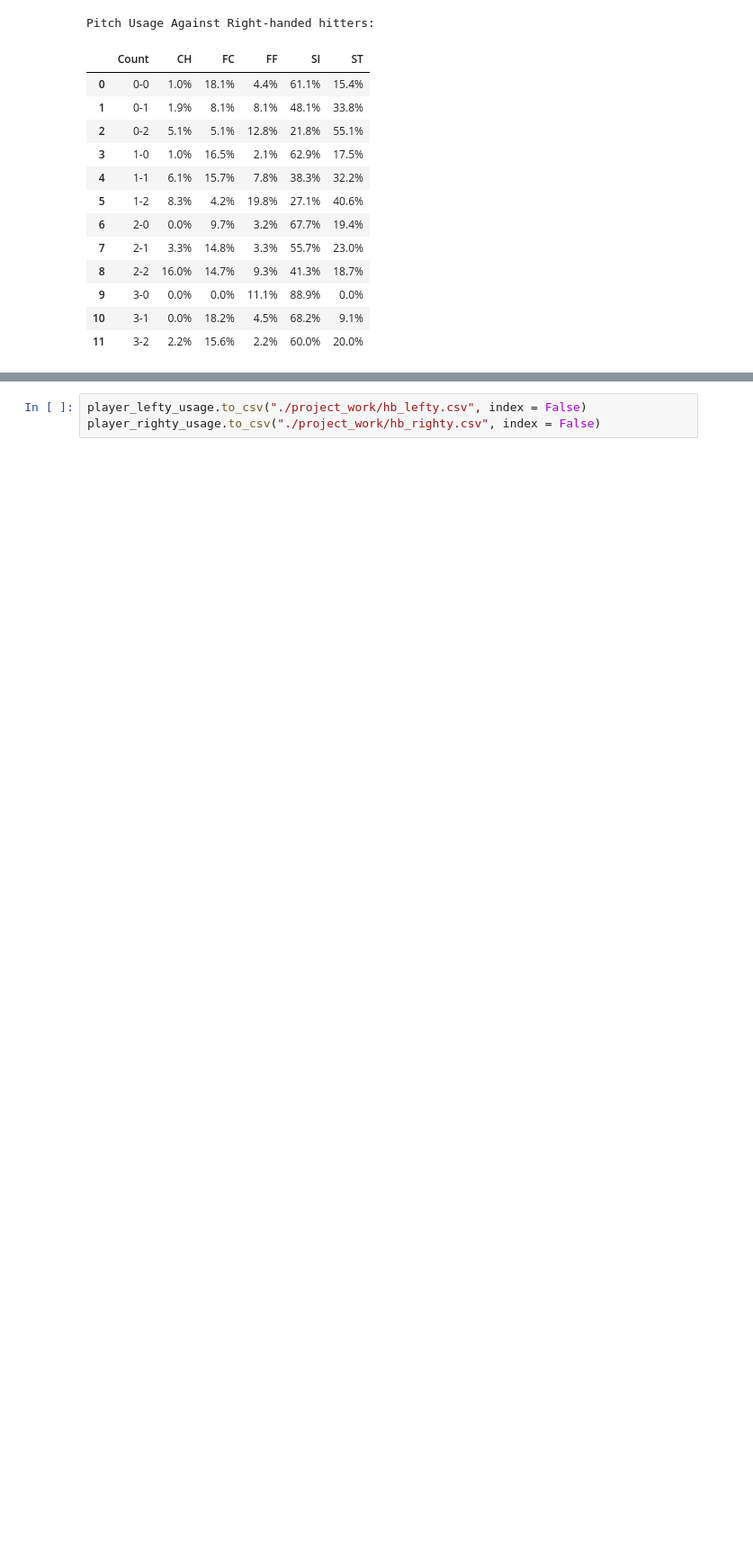
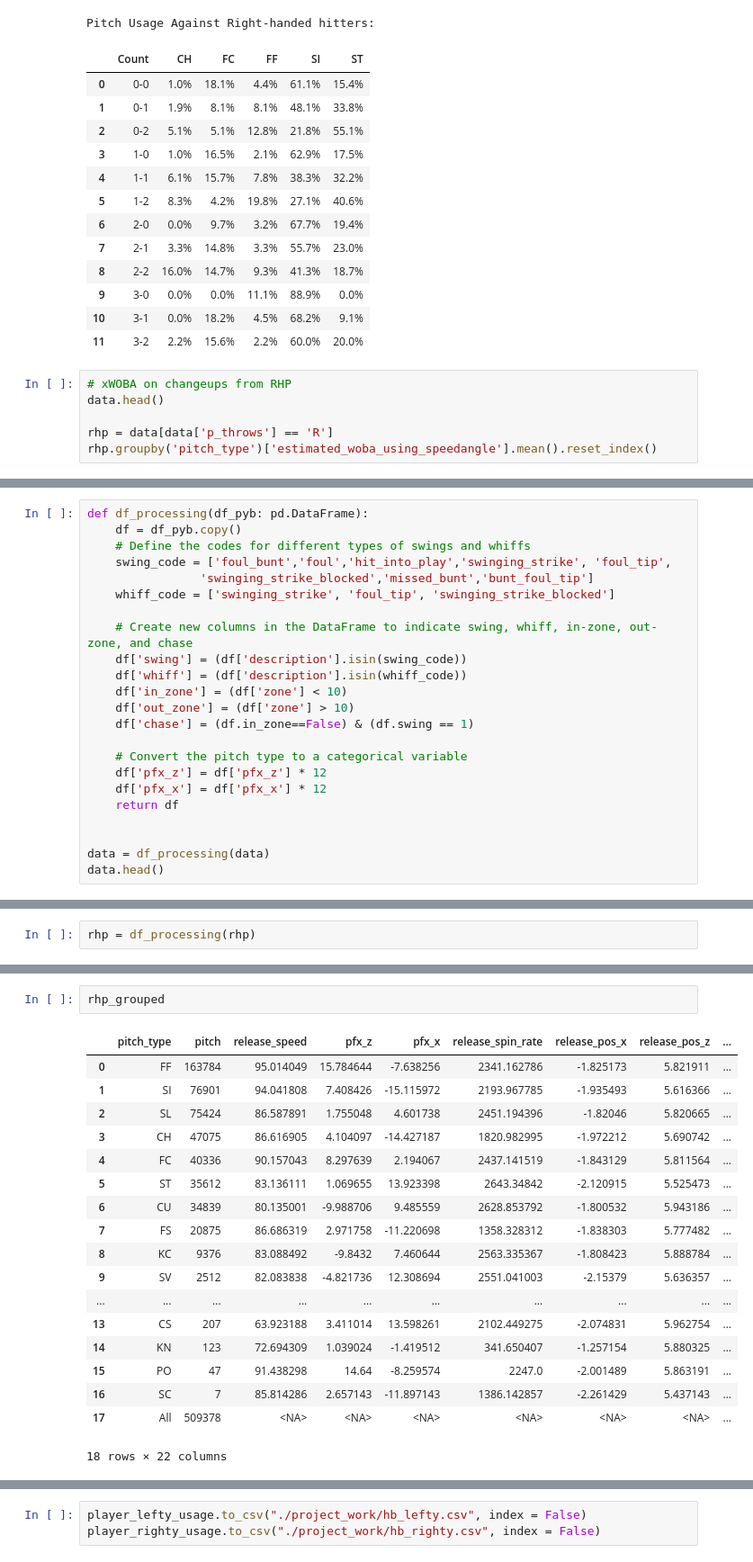
Before and after one commit to brianhockett/mlb-scouting-report, a Jupyter notebook: testing-notebook.ipynb, the cells around one changed output, grey strips where cells are left out. Shown at 90% size. Drawn from its saved outputs; the diff is of its cells as text; blank space fills up the shorter version.

Commit message:
Adding whiff, other metrics

```diff
--- a/testing-notebook.ipynb
+++ b/testing-notebook.ipynb
@@ -153,3 +154,9 @@ Pitch Usage Against Right-handed hitters:
 | 9 | 3-0 | 0.0% | 0.0% | 11.1% | 88.9% | 0.0% |
 | 10 | 3-1 | 0.0% | 18.2% | 4.5% | 68.2% | 9.1% |
 | 11 | 3-2 | 2.2% | 15.6% | 2.2% | 60.0% | 20.0% |
+# %%
+# xWOBA on changeups from RHP
+data.head()
+
+rhp = data[data['p_throws'] == 'R']
+rhp.groupby('pitch_type')['estimated_woba_using_speedangle'].mean().reset_index()
@@ -155,0 +182,23 @@ Pitch Usage Against Right-handed hitters:
+# %%
+def df_processing(df_pyb: pd.DataFrame):
+    df = df_pyb.copy()
+    # Define the codes for different types of swings and whiffs
+    swing_code = ['foul_bunt','foul','hit_into_play','swinging_strike', 'foul_tip',
+                'swinging_strike_blocked','missed_bunt','bunt_foul_tip']
+    whiff_code = ['swinging_strike', 'foul_tip', 'swinging_strike_blocked']
+
+    # Create new columns in the DataFrame to indicate swing, whiff, in-zone, out-zone, and chase
+    df['swing'] = (df['description'].isin(swing_code))
+    df['whiff'] = (df['description'].isin(whiff_code))
+    df['in_zone'] = (df['zone'] < 10)
+    df['out_zone'] = (df['zone'] > 10)
+    df['chase'] = (df.in_zone==False) & (df.swing == 1)
+
+    # Convert the pitch type to a categorical variable
+    df['pfx_z'] = df['pfx_z'] * 12
+    df['pfx_x'] = df['pfx_x'] * 12
+    return df
+
+
+data = df_processing(data)
+data.head()
@@ -155,0 +213,2 @@ Pitch Usage Against Right-handed hitters:
+# %%
+rhp = df_processing(rhp)
@@ -155,0 +287,21 @@ Pitch Usage Against Right-handed hitters:
+# %%
+rhp_grouped
+# %% [output]
+|  | pitch_type | pitch | release_speed | pfx_z | pfx_x | release_spin_rate | release_pos_x | release_pos_z | ... |
+| 0 | FF | 163784 | 95.014049 | 15.784644 | -7.638256 | 2341.162786 | -1.825173 | 5.821911 | ... |
+| 1 | SI | 76901 | 94.041808 | 7.408426 | -15.115972 | 2193.967785 | -1.935493 | 5.616366 | ... |
+| 2 | SL | 75424 | 86.587891 | 1.755048 | 4.601738 | 2451.194396 | -1.82046 | 5.820665 | ... |
+| 3 | CH | 47075 | 86.616905 | 4.104097 | -14.427187 | 1820.982995 | -1.972212 | 5.690742 | ... |
+| 4 | FC | 40336 | 90.157043 | 8.297639 | 2.194067 | 2437.141519 | -1.843129 | 5.811564 | ... |
+| 5 | ST | 35612 | 83.136111 | 1.069655 | 13.923398 | 2643.34842 | -2.120915 | 5.525473 | ... |
+| 6 | CU | 34839 | 80.135001 | -9.988706 | 9.485559 | 2628.853792 | -1.800532 | 5.943186 | ... |
+| 7 | FS | 20875 | 86.686319 | 2.971758 | -11.220698 | 1358.328312 | -1.838303 | 5.777482 | ... |
+| 8 | KC | 9376 | 83.088492 | -9.8432 | 7.460644 | 2563.335367 | -1.808423 | 5.888784 | ... |
+| 9 | SV | 2512 | 82.083838 | -4.821736 | 12.308694 | 2551.041003 | -2.15379 | 5.636357 | ... |
+| ... | ... | ... | ... | ... | ... | ... | ... | ... | ... |
+| 13 | CS | 207 | 63.923188 | 3.411014 | 13.598261 | 2102.449275 | -2.074831 | 5.962754 | ... |
+| 14 | KN | 123 | 72.694309 | 1.039024 | -1.419512 | 341.650407 | -1.257154 | 5.880325 | ... |
+| 15 | PO | 47 | 91.438298 | 14.64 | -8.259574 | 2247.0 | -2.001489 | 5.863191 | ... |
+| 16 | SC | 7 | 85.814286 | 2.657143 | -11.897143 | 1386.142857 | -2.261429 | 5.437143 | ... |
+| 17 | All | 509378 | <NA> | <NA> | <NA> | <NA> | <NA> | <NA> | ... |
+18 rows × 22 columns
```
Also changed, not shown: parts of 5 cells of this notebook.
